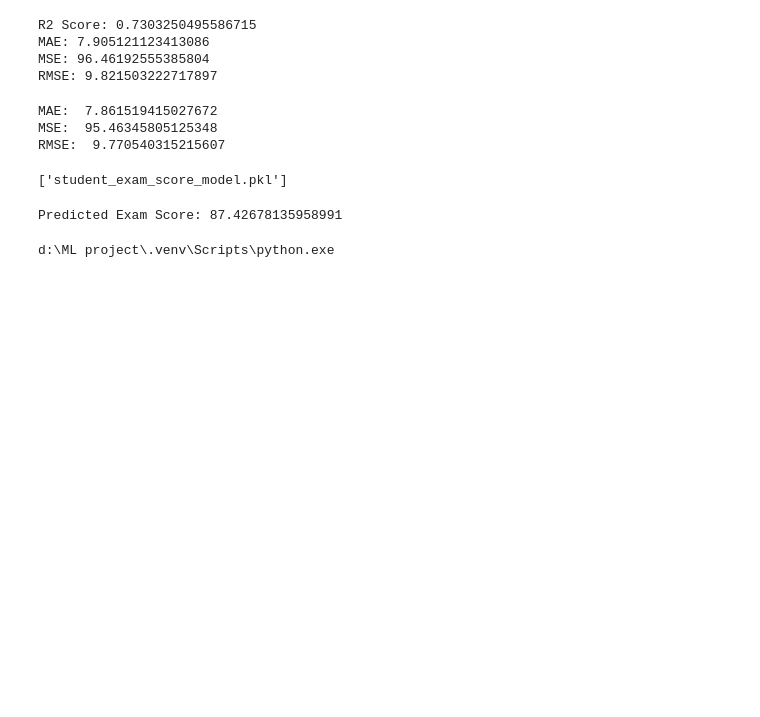
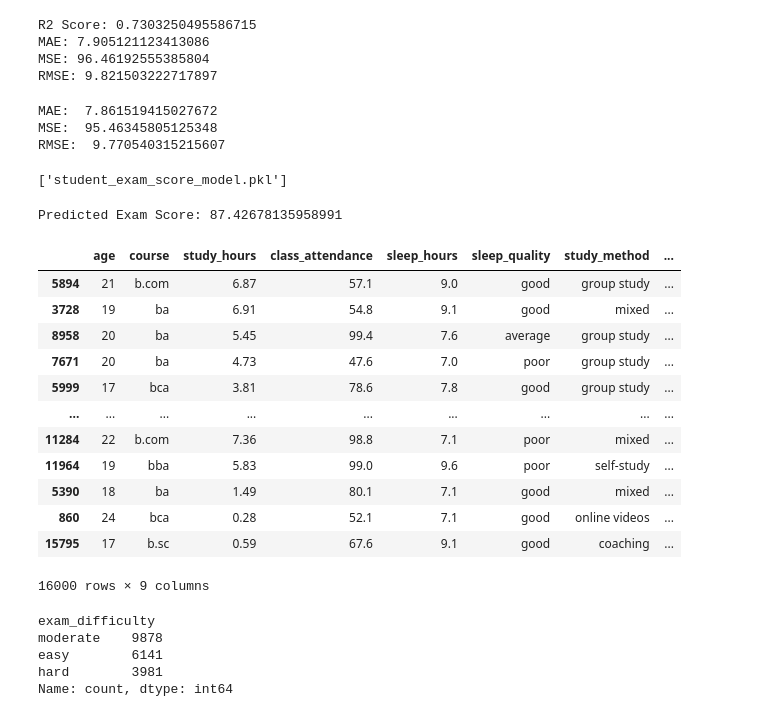
Before and after one commit to Saumik-Yadav/student-exam-score-predictor, a Jupyter notebook: Student_Score_prediction.ipynb, the cells around one changed output. Saved outputs shown, nothing was run; the diff lists cells and outputs as text; code cells hidden in the pictures; blank space fills up the shorter version.

```diff
--- a/Student_Score_prediction.ipynb
+++ b/Student_Score_prediction.ipynb
@@ -331,8 +331,27 @@ prediction = model.predict(new_student)
 print("Predicted Exam Score:", prediction[0])
 # %% [output]
 Predicted Exam Score: 87.42678135958991
-# %%
-import sys
-print(sys.executable)
-# %% [output]
-d:\ML project\.venv\Scripts\python.exe
+# %%
+x_train
+# %% [output]
+|  | age | course | study_hours | class_attendance | sleep_hours | sleep_quality | study_method | ... |
+| 5894 | 21 | b.com | 6.87 | 57.1 | 9.0 | good | group study | ... |
+| 3728 | 19 | ba | 6.91 | 54.8 | 9.1 | good | mixed | ... |
+| 8958 | 20 | ba | 5.45 | 99.4 | 7.6 | average | group study | ... |
+| 7671 | 20 | ba | 4.73 | 47.6 | 7.0 | poor | group study | ... |
+| 5999 | 17 | bca | 3.81 | 78.6 | 7.8 | good | group study | ... |
+| ... | ... | ... | ... | ... | ... | ... | ... | ... |
+| 11284 | 22 | b.com | 7.36 | 98.8 | 7.1 | poor | mixed | ... |
+| 11964 | 19 | bba | 5.83 | 99.0 | 9.6 | poor | self-study | ... |
+| 5390 | 18 | ba | 1.49 | 80.1 | 7.1 | good | mixed | ... |
+| 860 | 24 | bca | 0.28 | 52.1 | 7.1 | good | online videos | ... |
+| 15795 | 17 | b.sc | 0.59 | 67.6 | 9.1 | good | coaching | ... |
+16000 rows × 9 columns
+# %%
+df['exam_difficulty'].value_counts()
+# %% [output]
+exam_difficulty
+moderate    9878
+easy        6141
+hard        3981
+Name: count, dtype: int64
```
Also changed, not shown: 1 other file.
